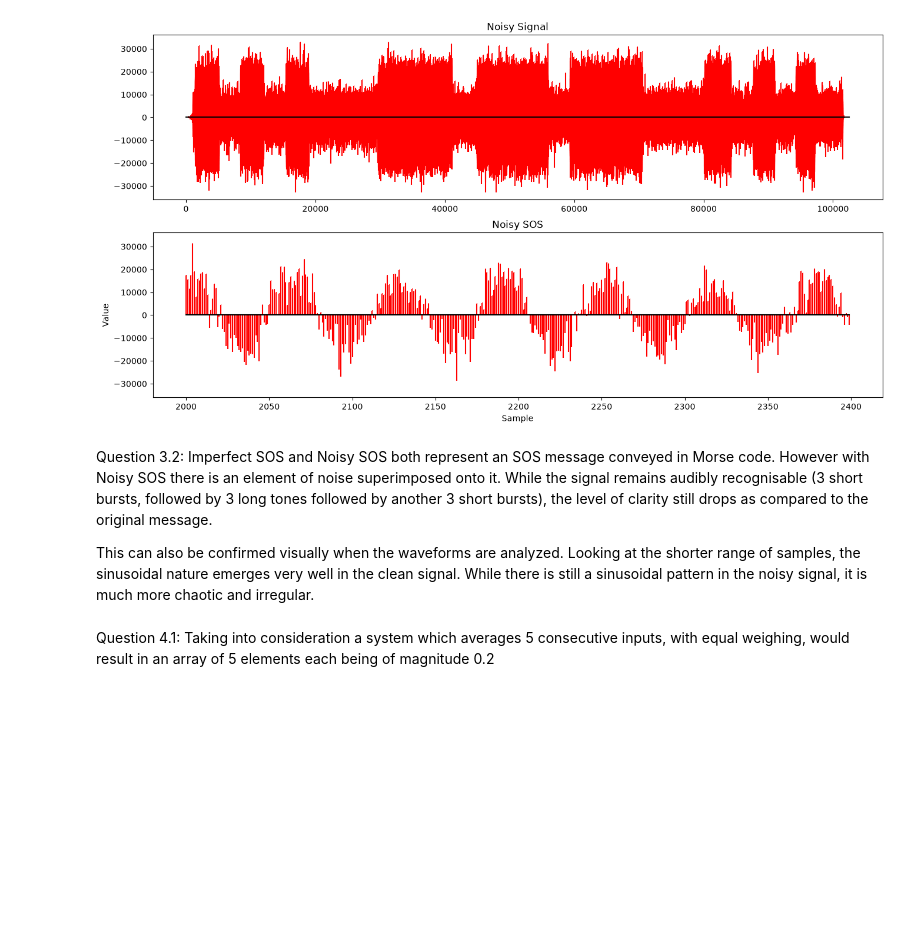
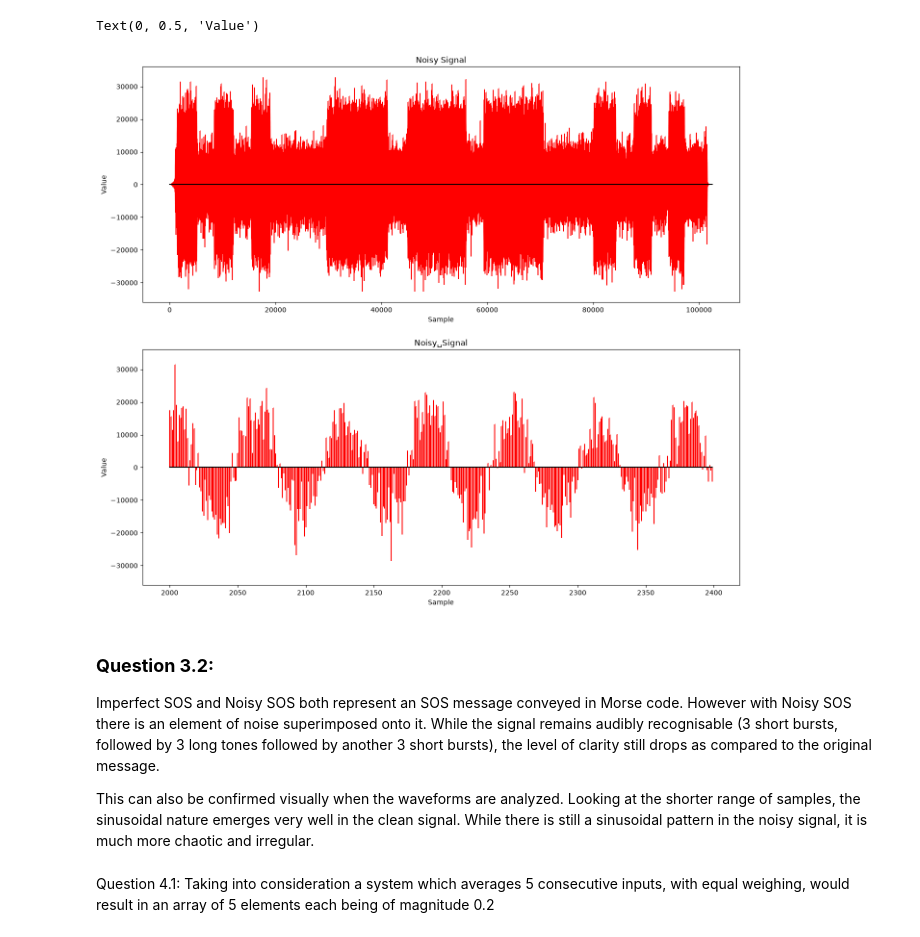
Before and after one commit to jdel0017/CCE2203-Lab1, a Jupyter notebook: main.ipynb, the cells around one changed output. Cells and saved outputs as stored; diff of their text form; code cells hidden in the pictures; blank space fills up the shorter version.

```diff
--- a/main.ipynb
+++ b/main.ipynb
@@ -36,38 +44,36 @@ Question 3.1: Implementing the same procedure to noisy_sos_cw_700_15
 # %%
 # Stores the path from the working directory
 noisySOSPath = os.path.join('Data', 'noisy_sos_cw_700_15_wpm.wav')
 
 # Reads the .wav file and returns the sampleRate and list of individual samples
 sampleRate, noisySignal = wavfile.read(noisySOSPath)
 
 # Displays the audio file as an interactable UI element
 ipd.display(ipd.Audio(data=noisySignal, rate=sampleRate))
 
 # Plots the signal alongside its shorter range counterpart
-fig, ax = plt.subplots(2, 1, sharey=True, figsize=(16, 8))
+fig, ax = plt.subplots(2, 1, sharey=True, figsize=(16, 14))
 
 ax[0].stem(noisySignal, markerfmt='r,', linefmt='r-', basefmt='k-')
 ax[0].set_title("Noisy Signal")
+ax[0].set_xlabel("Sample")
+ax[0].set_ylabel("Value")
 
 # Indexes integers from 2000 to 2399
 sampleRange = range(2000, 2400)
 
 ax[1].stem(sampleRange, noisySignal[sampleRange], markerfmt='r,', linefmt='r-', basefmt='k-')
 ax[1].set_title("Noisy␣Signal")
-
-# Axis Titles
-plt.xlabel('Sample')
-plt.ylabel('Value')
-
-# Plot Title
-plt.title('Noisy SOS')
-
-plt.show()
+ax[1].set_xlabel("Sample")
+ax[1].set_ylabel("Value")
 # %% [output]
 [interactive output not drawn]
+Text(0, 0.5, 'Value')
-[figure, old version]
+[figure, new version]
 # %% [markdown]
-Question 3.2: Imperfect SOS and Noisy SOS both represent an SOS message conveyed in Morse code. However with Noisy SOS there is an element of noise superimposed onto it. While the signal remains audibly recognisable (3 short bursts, followed by 3 long tones followed by another 3 short bursts), the level of clarity still drops as compared to the original message.
+### **Question 3.2:**
+
+Imperfect SOS and Noisy SOS both represent an SOS message conveyed in Morse code. However with Noisy SOS there is an element of noise superimposed onto it. While the signal remains audibly recognisable (3 short bursts, followed by 3 long tones followed by another 3 short bursts), the level of clarity still drops as compared to the original message.
 
 This can also be confirmed visually when the waveforms are analyzed. Looking at the shorter range of samples, the sinusoidal nature emerges very well in the clean signal. While there is still a sinusoidal pattern in the noisy signal, it is much more chaotic and irregular.
 # %% [markdown]
```
Also changed, not shown: parts of 8 cells of this notebook.
